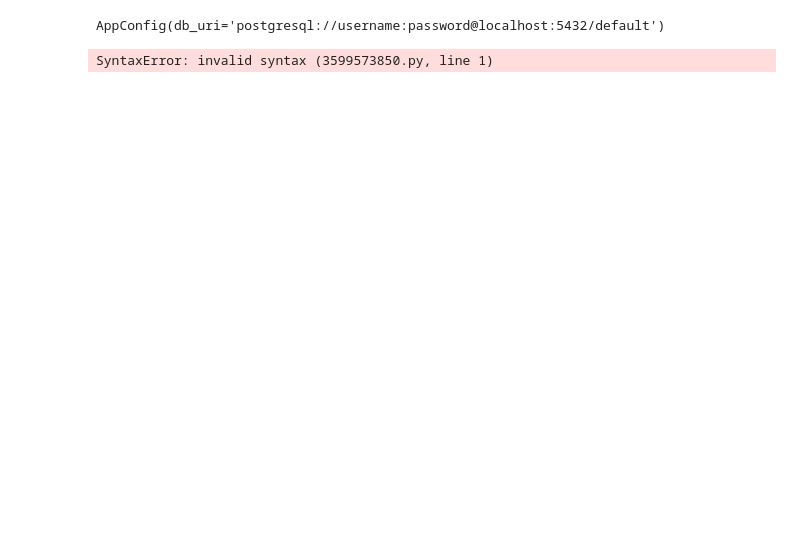
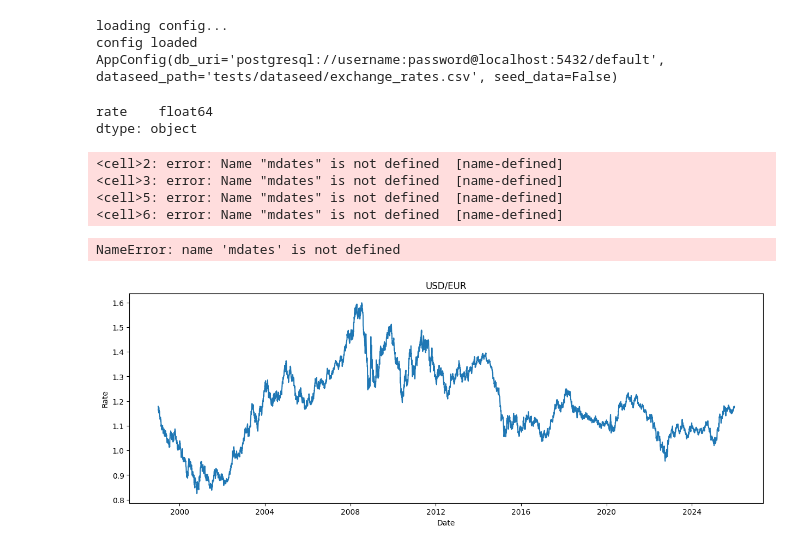
Before and after one commit to Steadfastie/mlflow-prophet-lab, a Jupyter notebook: notebooks/model.ipynb, the cells around one changed output. Drawn from its saved outputs; the diff is of its cells as text; code cells hidden in the pictures; blank space fills up the shorter version.

Commit message:
seed data

```diff
--- a/notebooks/model.ipynb
+++ b/notebooks/model.ipynb
@@ -4,9 +9,32 @@ from mlflow_prophet_lab.config import AppConfig, load_config
 # %%
 config: AppConfig = load_config()
-config
+print(config)
 # %% [output]
-AppConfig(db_uri='postgresql://username:password@localhost:5432/default')
+loading config...
+config loaded
+AppConfig(db_uri='postgresql://username:password@localhost:5432/default', dataseed_path='tests/dataseed/exchange_rates.csv', seed_data=False)
-# %%
-mlflow.set_tracking_uri(config.db_uri)
-# %% [output]
-SyntaxError: invalid syntax (3599573850.py, line 1)
+# %%
+records: list[RateRecord] = load_data(config)
+df = pd.DataFrame([{"date": r.date, "rate": r.rate} for r in records])
+df.set_index("date", inplace=True)
+# %% [output]
+rate    float64
+dtype: object
+# %%
+ax = df.plot(figsize=(15, 5), title="USD/EUR", legend=False, ylabel="Rate", xlabel="Date")
+ax.xaxis.set_major_locator(mdates.YearLocator())
+ax.xaxis.set_major_formatter(mdates.DateFormatter("%Y"))
+
+ax.xaxis.set_minor_locator(mdates.MonthLocator())
+ax.xaxis.set_minor_formatter(mdates.DateFormatter("%b"))
+
+plt.xticks(rotation=45)
+plt.tight_layout()
+plt.show()
+# %% [output]
+<cell>2: error: Name "mdates" is not defined  [name-defined]
+<cell>3: error: Name "mdates" is not defined  [name-defined]
+<cell>5: error: Name "mdates" is not defined  [name-defined]
+<cell>6: error: Name "mdates" is not defined  [name-defined]
+NameError: name 'mdates' is not defined
+[figure, added]
```
Also changed, not shown: parts of 2 cells of this notebook, 8 other files.
